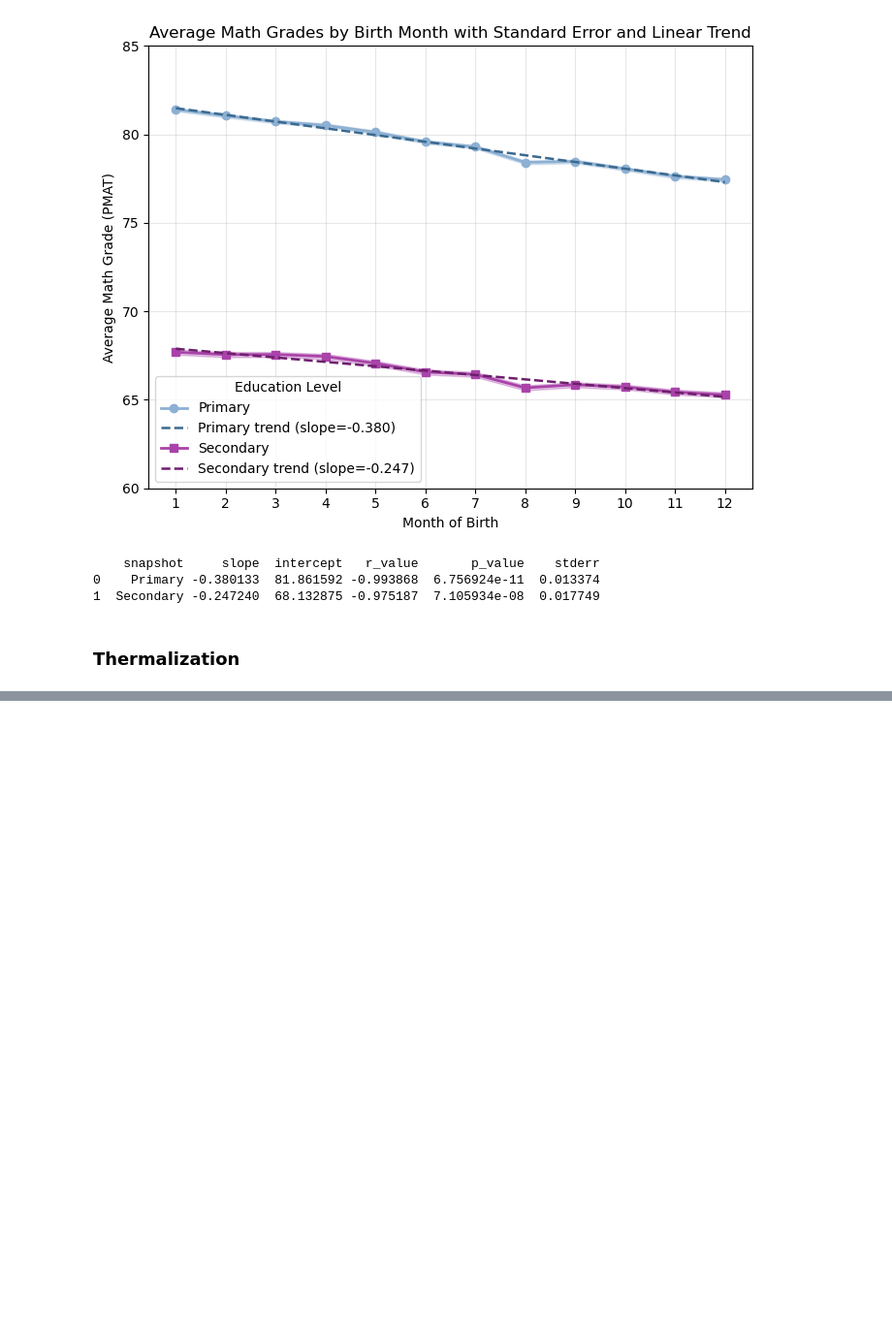
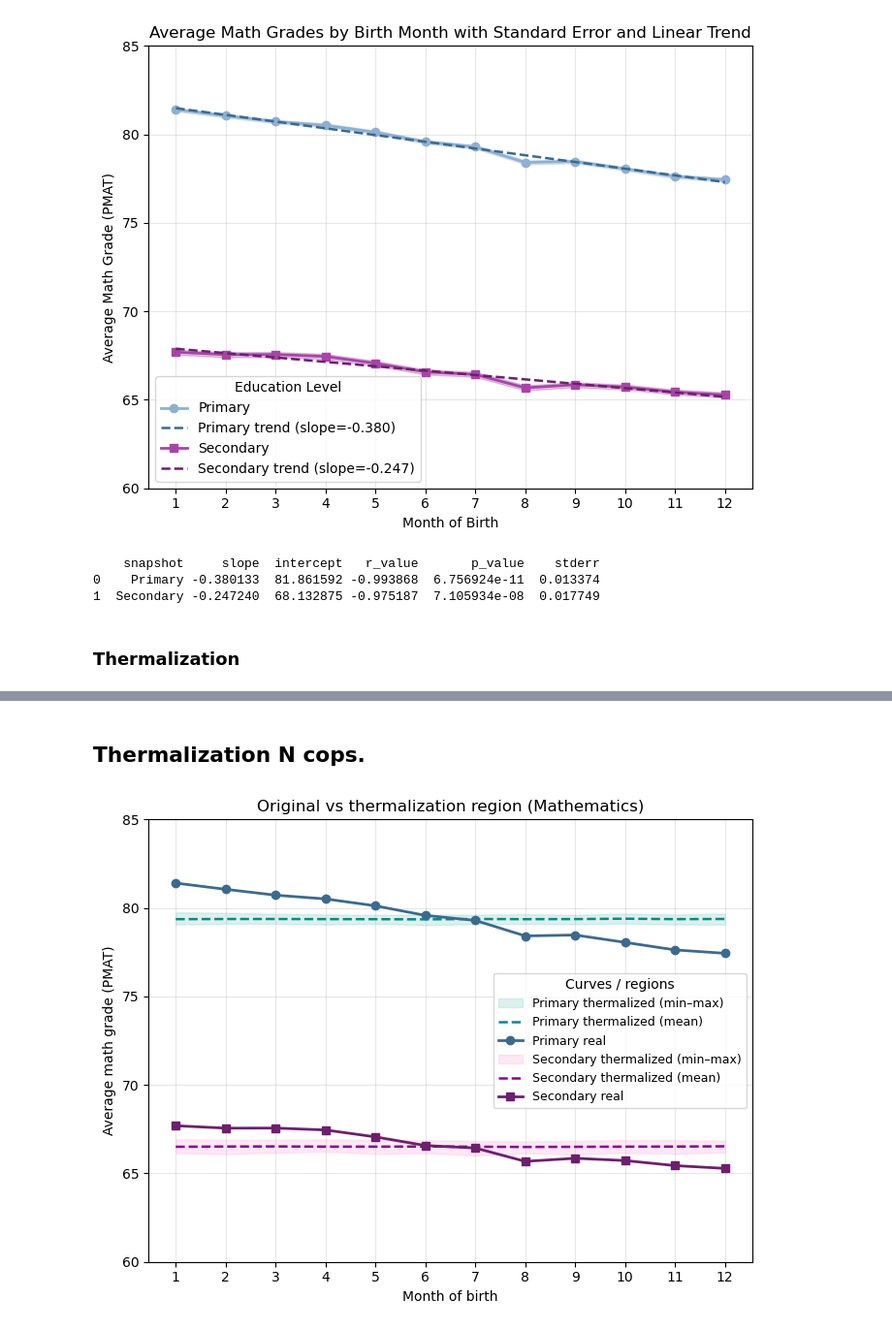
Before and after one commit to m-garcia-rodriguez/Education-Big-Data-Project, a Jupyter notebook: Notebooks/exploration-itxaso.ipynb, the cells around one changed output, grey strips where cells are left out. Shown at 97% size. Cells and saved outputs as stored; diff of their text form; code cells hidden in the pictures; blank space fills up the shorter version.

```diff
--- a/Notebooks/exploration-itxaso.ipynb
+++ b/Notebooks/exploration-itxaso.ipynb
@@ -615,0 +572,2 @@ plt.show()
+# %% [markdown]
+## Thermalization N cops.
@@ -615,0 +653,65 @@ plt.show()
+# %%
+# ===============================
+# Plot: Original vs thermalization region (Mathematics)
+# ===============================
+import matplotlib.pyplot as plt
+import numpy as np
+
+plt.figure(figsize=(7, 5.5))
+
+# Ensure original means are on the full 1..12 grid
+months = np.arange(1, 13)
+y_P_on_grid = np.interp(months, x_P, y_P)
+y_S_on_grid = np.interp(months, x_S, y_S)
+
+# ---- Primary: noise band + simulated line + real points ----
+plt.fill_between(
+    months, P_band_min, P_band_max,
+    color='#8DD3C7', alpha=0.3,
+    label='Primary thermalized (min–max)'
+)
+
+plt.plot(
+    months, P_band_mean,
+    linestyle='--', linewidth=1.8, color='#008B8B',
+    label='Primary thermalized (mean)'
+)
+
+plt.plot(
+    months, y_P_on_grid,
+    marker='o', linewidth=2, color='#3B6A8F',
+    label='Primary real'
+)
+
+# ---- Secondary: noise band + simulated line + real points ----
+plt.fill_between(
+    months, S_band_min, S_band_max,
+    color='#FFB3DE', alpha=0.3,
+    label='Secondary thermalized (min–max)'
+)
+
+plt.plot(
+    months, S_band_mean,
+    linestyle='--', linewidth=1.8, color='#8B008B',
+    label='Secondary thermalized (mean)'
+)
+
+plt.plot(
+    months, y_S_on_grid,
+    marker='s', linewidth=2, color='#6D1F6D',
+    label='Secondary real'
+)
+
+# Axes and formatting in English
+plt.xlabel('Month of birth')
+plt.ylabel('Average math grade (PMAT)')
+plt.title('Original vs thermalization region (Mathematics)')
+plt.xticks(range(1, 13))
+plt.yticks(range(60, 86, 5))
+plt.ylim(60, 85)
+plt.legend(title='Curves / regions', fontsize=9)
+plt.grid(True, alpha=0.3)
+plt.tight_layout()
+plt.show()
+# %% [output]
+[figure, added]
```
Also changed, not shown: parts of 21 cells of this notebook.
